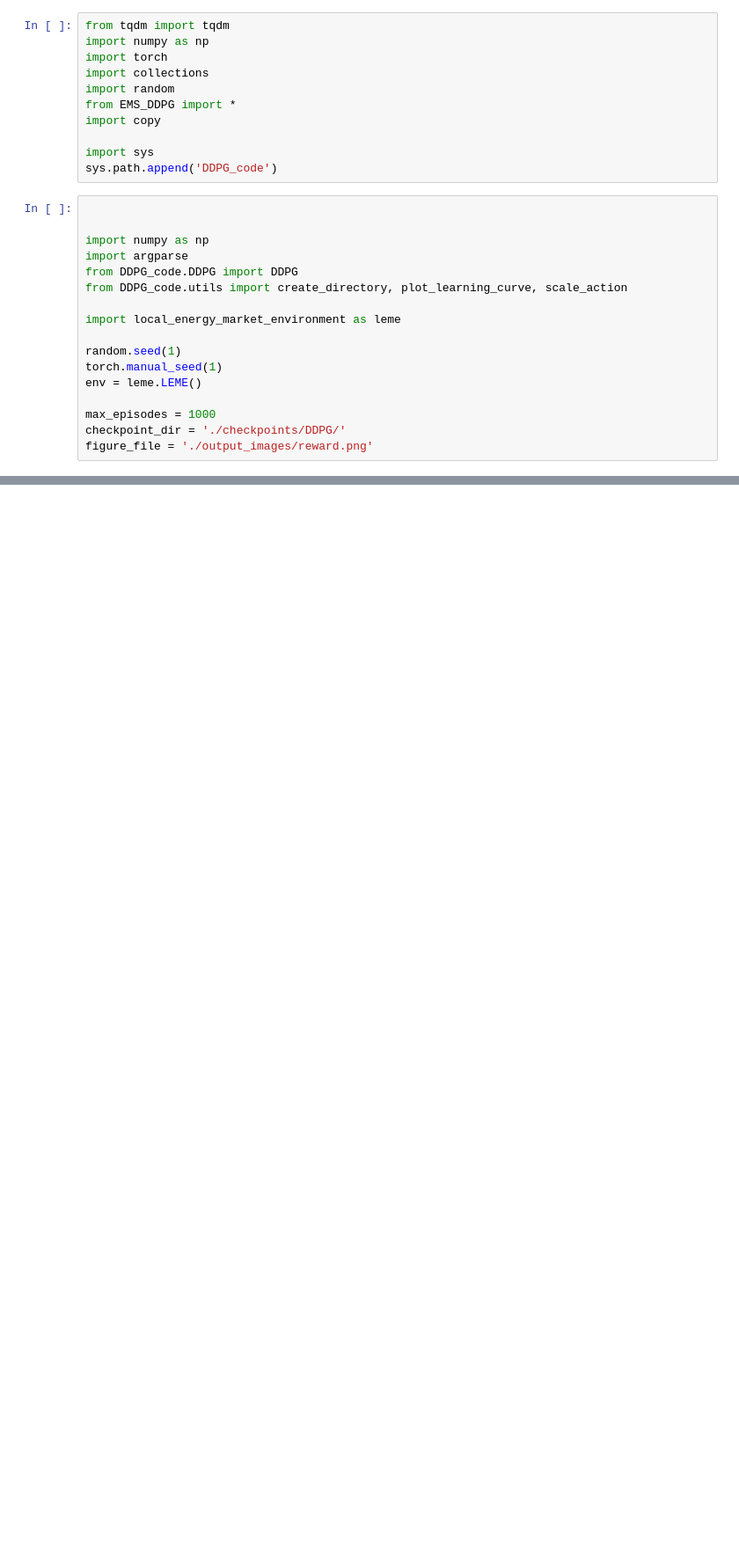
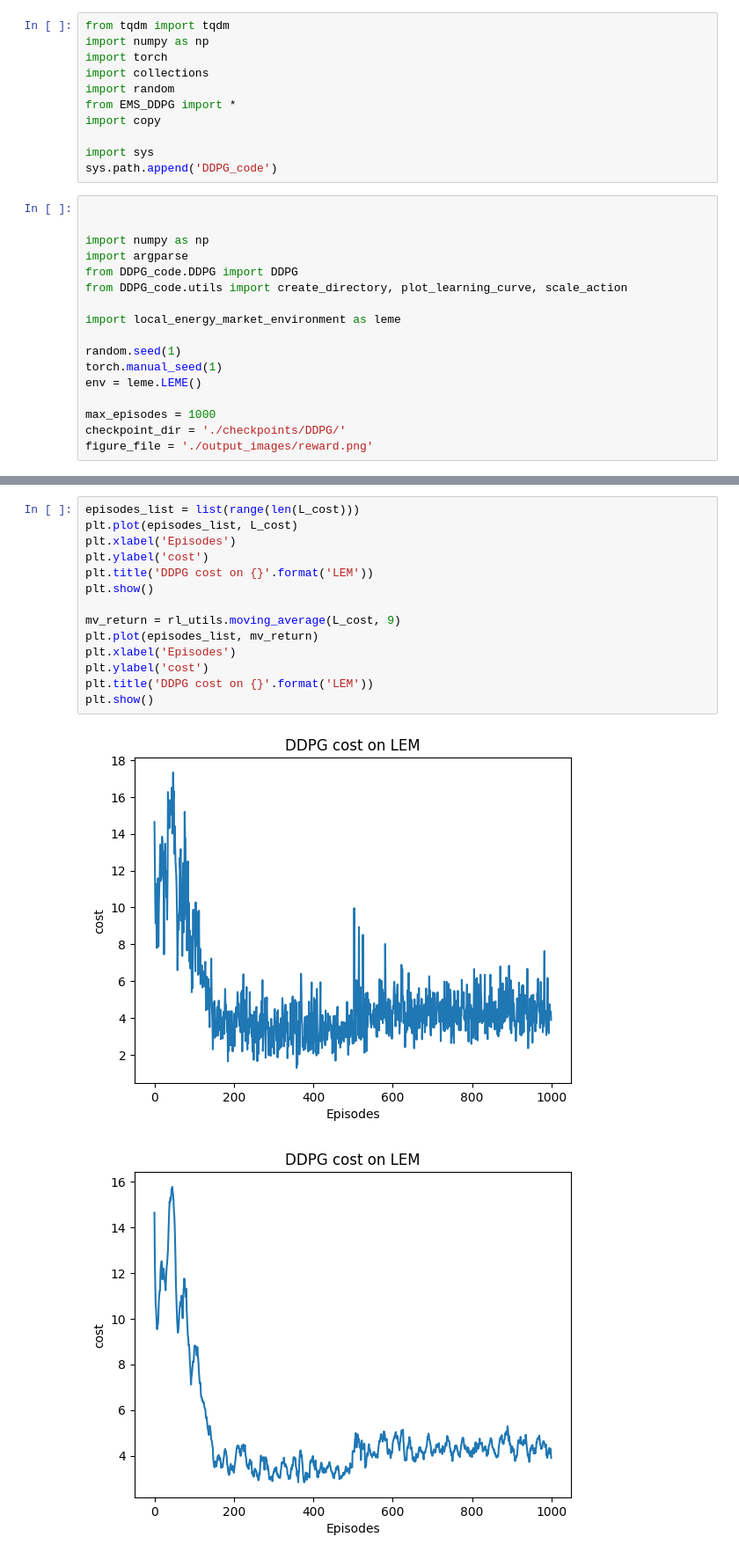
Before and after one commit to Olgird/LEMEnvironment, a Jupyter notebook: simulate_3.ipynb, the cells around one changed output, grey strips where cells are left out. Shown: that part at 88% size. Cells and saved outputs as stored; diff of their text form; blank space fills up the shorter version.

```diff
--- a/simulate_3.ipynb
+++ b/simulate_3.ipynb
@@ -100,0 +136,17 @@ FileNotFoundError: [Errno 2] No such file or directory: './output_images/reward.
+# %%
+episodes_list = list(range(len(L_cost)))
+plt.plot(episodes_list, L_cost)
+plt.xlabel('Episodes')
+plt.ylabel('cost')
+plt.title('DDPG cost on {}'.format('LEM'))
+plt.show()
+
+mv_return = rl_utils.moving_average(L_cost, 9)
+plt.plot(episodes_list, mv_return)
+plt.xlabel('Episodes')
+plt.ylabel('cost')
+plt.title('DDPG cost on {}'.format('LEM'))
+plt.show()
+# %% [output]
+[figure, added]
+[figure, added]
```
Also changed, not shown: parts of 7 cells of this notebook, 27 other files.
